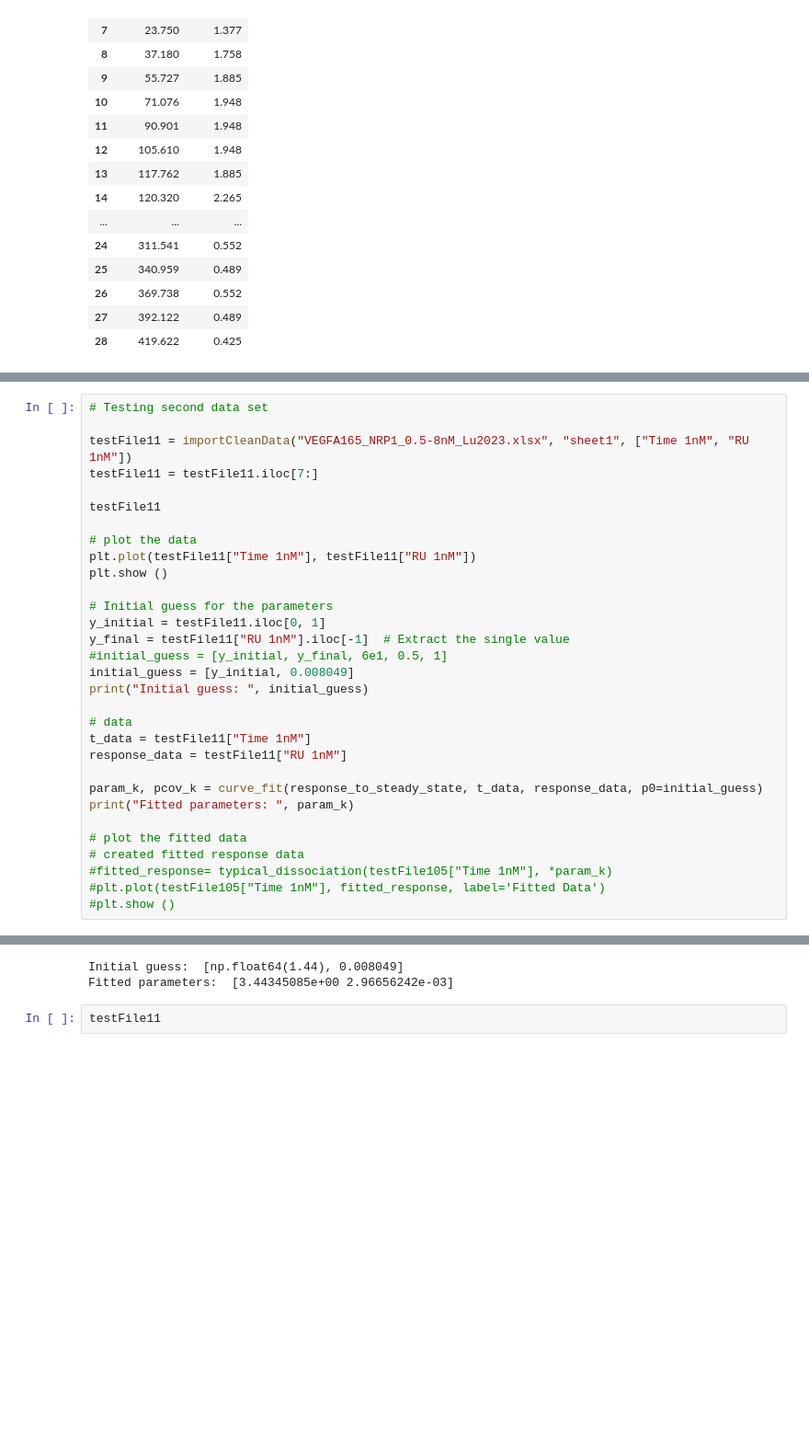
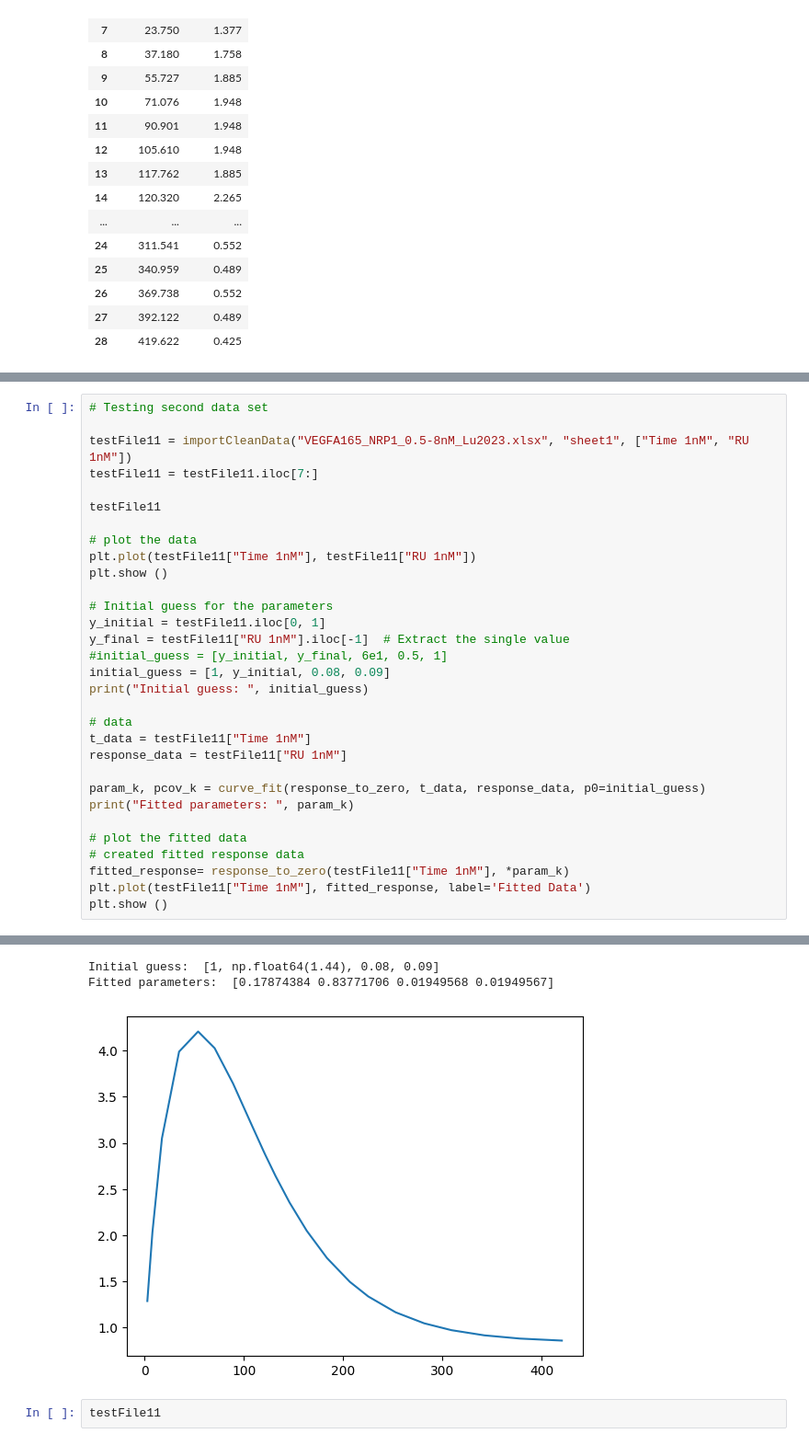
Before and after one commit to Ara101/Data_extraction_kinetic_signaling_data, a Jupyter notebook: code/python/rate_kinetics_0.ipynb, the cells around one changed output, grey strips where cells are left out. Shown at 92% size. Drawn from its saved outputs; the diff is of its cells as text; blank space fills up the shorter version.

```diff
--- a/code/python/rate_kinetics_0.ipynb
+++ b/code/python/rate_kinetics_0.ipynb
@@ -508,38 +519,39 @@ plt.show ()
 # %%
 # Testing second data set
 
 testFile11 = importCleanData("VEGFA165_NRP1_0.5-8nM_Lu2023.xlsx", "sheet1", ["Time 1nM", "RU 1nM"])
 testFile11 = testFile11.iloc[7:]
 
 testFile11
 
 # plot the data
 plt.plot(testFile11["Time 1nM"], testFile11["RU 1nM"])
 plt.show ()
 
 # Initial guess for the parameters
 y_initial = testFile11.iloc[0, 1]
 y_final = testFile11["RU 1nM"].iloc[-1]  # Extract the single value
 #initial_guess = [y_initial, y_final, 6e1, 0.5, 1]
-initial_guess = [y_initial, 0.008049]
+initial_guess = [1, y_initial, 0.08, 0.09]
 print("Initial guess: ", initial_guess)
 
 # data
 t_data = testFile11["Time 1nM"]
 response_data = testFile11["RU 1nM"]
 
-param_k, pcov_k = curve_fit(response_to_steady_state, t_data, response_data, p0=initial_guess)
+param_k, pcov_k = curve_fit(response_to_zero, t_data, response_data, p0=initial_guess)
 print("Fitted parameters: ", param_k)
 
 # plot the fitted data
 # created fitted response data
-#fitted_response= typical_dissociation(testFile105["Time 1nM"], *param_k)
-#plt.plot(testFile105["Time 1nM"], fitted_response, label='Fitted Data')
-#plt.show ()
+fitted_response= response_to_zero(testFile11["Time 1nM"], *param_k)
+plt.plot(testFile11["Time 1nM"], fitted_response, label='Fitted Data')
+plt.show ()
 # %% [output]
 [figure]
-Initial guess:  [np.float64(1.44), 0.008049]
-Fitted parameters:  [3.44345085e+00 2.96656242e-03]
+Initial guess:  [1, np.float64(1.44), 0.08, 0.09]
+Fitted parameters:  [0.17874384 0.83771706 0.01949568 0.01949567]
+[figure, added]
 # %%
 testFile11
 # %% [output]
```
Also changed, not shown: parts of 3 cells of this notebook.
